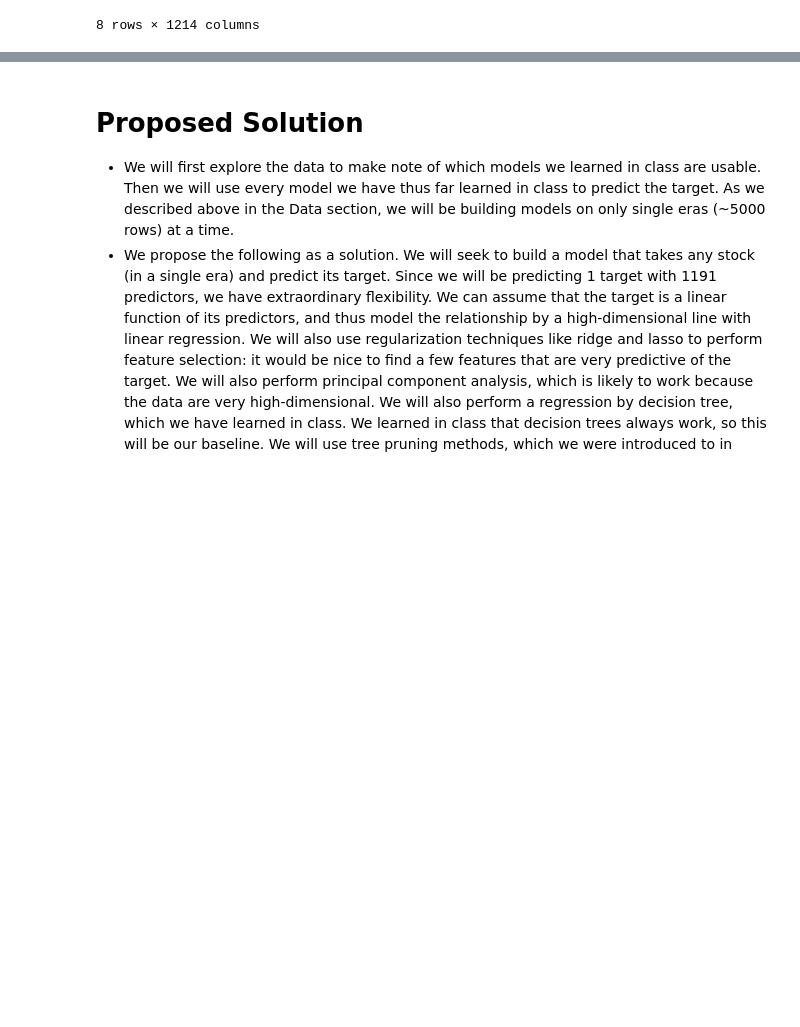
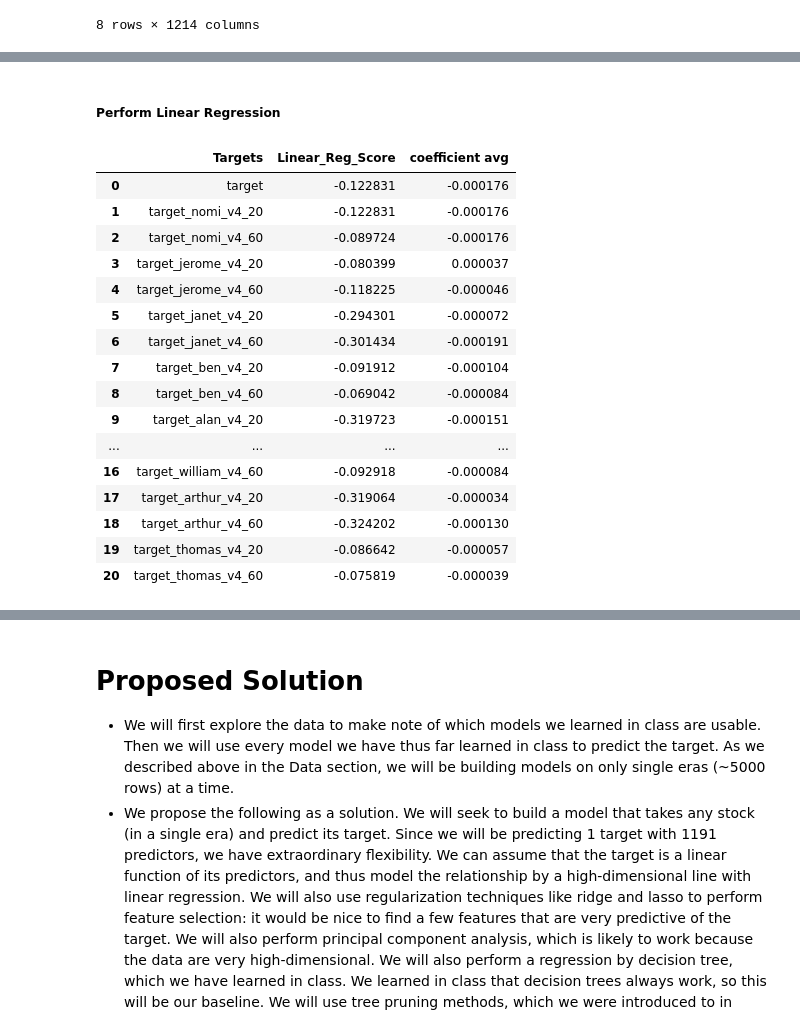
Before and after one commit to COGS118A/Group038-Sp22, a Jupyter notebook: Checkpoint_group038.ipynb, the cells around one changed output, grey strips where cells are left out. Cells and saved outputs as stored; diff of their text form; code cells hidden in the pictures; blank space fills up the shorter version.

```diff
--- a/Checkpoint_group038.ipynb
+++ b/Checkpoint_group038.ipynb
@@ -142,0 +202,4 @@ Null Items in Data Set (Now): 0
+# %%
+for i in range(len(targets)):
+    print(targets[i])
+    print(original_df[targets[i]].value_counts())
@@ -142,0 +224,53 @@ Null Items in Data Set (Now): 0
+# %% [markdown]
+##### Perform Linear Regression
+# %%
+linreg_score_list = []
+coef_list = []
+
+def linear_reg(X_train, y_train, X_test, y_test):
+
+    # Define model
+    model = LinearRegression()
+    # Fit our training data to our model
+    clf = model.fit(X_train, y_train)
+    # Predict on test set
+    y_pred = clf.predict(X_test)
+    # Getting r^2 score
+    linear_reg_score = r2_score(y_test, y_pred)
+    coefficient = clf.coef_ #testing in coefficients
+
+    return linear_reg_score, coefficient
+
+for i in range(len(targets)):
+
+  y = original_df[targets[i]]  # Loop through all targets
+
+  X_train, X_test, y_train, y_test = train_test_split(X, y, test_size=0.33, train_size = 0.66, random_state=42)
+
+  acc_score, coefficient = linear_reg(X_train, y_train, X_test, y_test)
+
+  linreg_score_list.append(acc_score)
+  coef_list.append(coefficient.mean())
+
+target_score = list(zip(targets, linreg_score_list, coef_list))
+score_df = pd.DataFrame(target_score, columns=['Targets', 'Linear_Reg_Score','coefficient avg'])
+
+score_df
+# %% [output]
+|  | Targets | Linear_Reg_Score | coefficient avg |
+| 0 | target | -0.122831 | -0.000176 |
+| 1 | target_nomi_v4_20 | -0.122831 | -0.000176 |
+| 2 | target_nomi_v4_60 | -0.089724 | -0.000176 |
+| 3 | target_jerome_v4_20 | -0.080399 | 0.000037 |
+| 4 | target_jerome_v4_60 | -0.118225 | -0.000046 |
+| 5 | target_janet_v4_20 | -0.294301 | -0.000072 |
+| 6 | target_janet_v4_60 | -0.301434 | -0.000191 |
+| 7 | target_ben_v4_20 | -0.091912 | -0.000104 |
+| 8 | target_ben_v4_60 | -0.069042 | -0.000084 |
+| 9 | target_alan_v4_20 | -0.319723 | -0.000151 |
+| ... | ... | ... | ... |
+| 16 | target_william_v4_60 | -0.092918 | -0.000084 |
+| 17 | target_arthur_v4_20 | -0.319064 | -0.000034 |
+| 18 | target_arthur_v4_60 | -0.324202 | -0.000130 |
+| 19 | target_thomas_v4_20 | -0.086642 | -0.000057 |
+| 20 | target_thomas_v4_60 | -0.075819 | -0.000039 |
```
Also changed, not shown: parts of 12 cells of this notebook.
